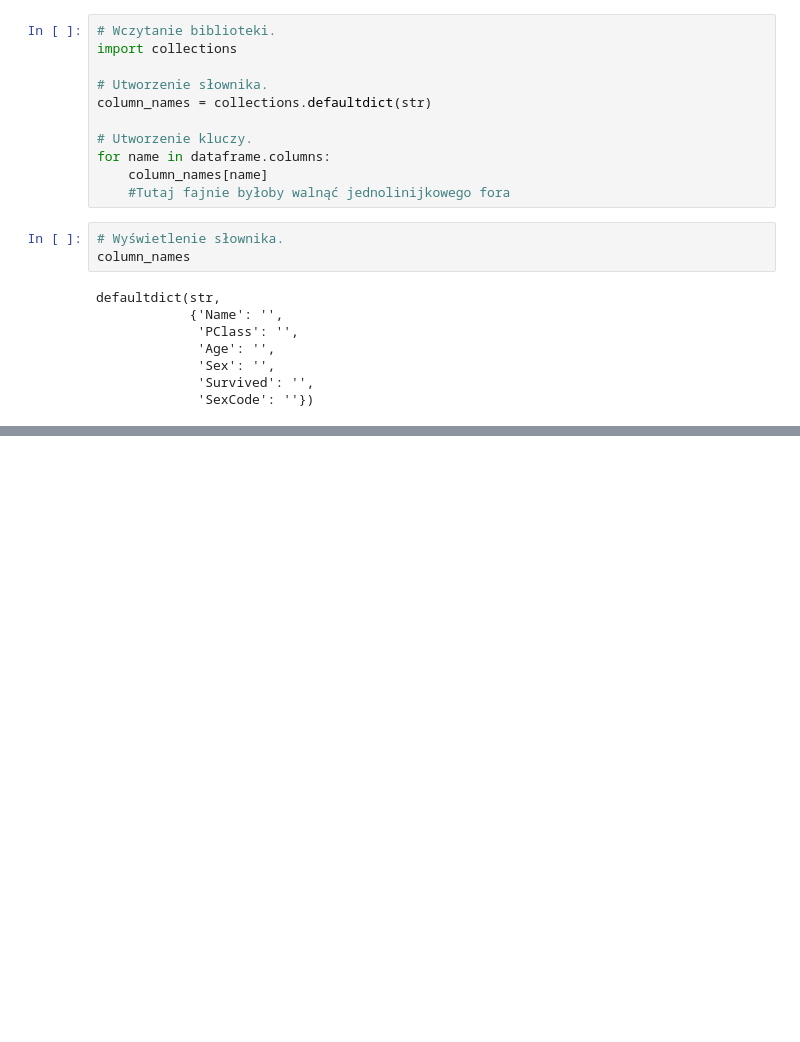
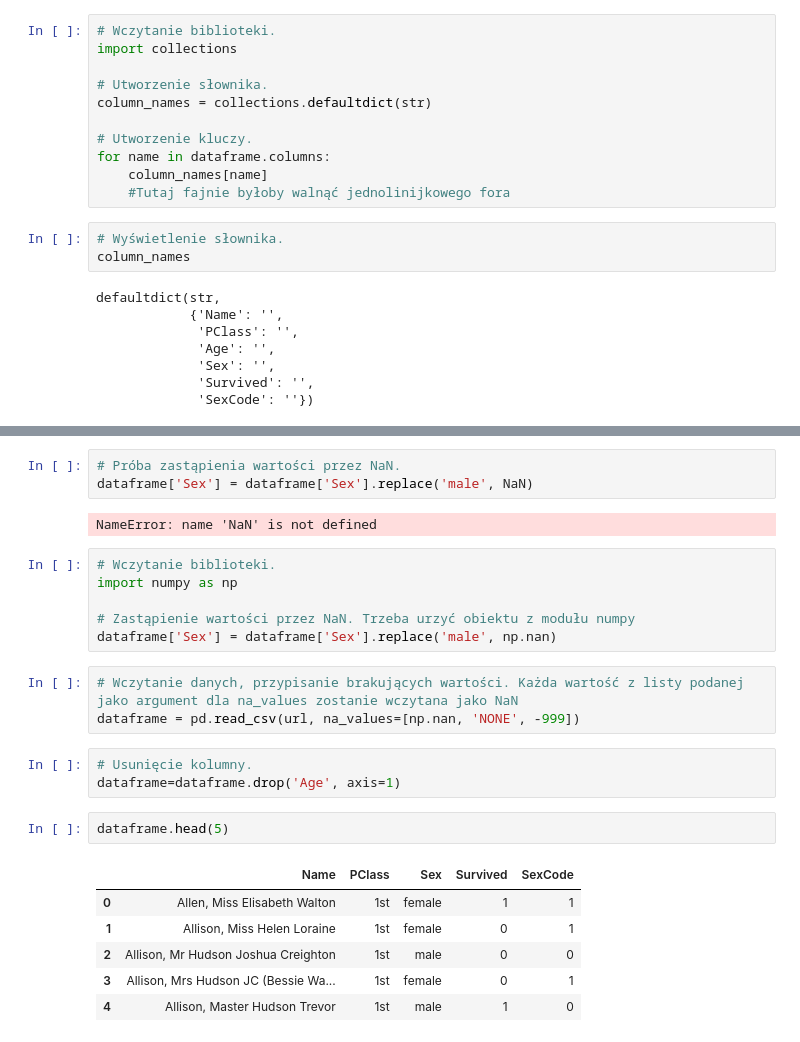
Before and after one commit to Claudiss/Ksiazka_uczenie_masz, a Jupyter notebook: Rozdzial3/main.ipynb, the cells around one changed output, grey strips where cells are left out. Saved outputs shown, nothing was run; the diff lists cells and outputs as text; blank space fills up the shorter version.

```diff
--- a/Rozdzial3/main.ipynb
+++ b/Rozdzial3/main.ipynb
@@ -279,0 +364,26 @@ defaultdict(str,
+# %%
+# Próba zastąpienia wartości przez NaN.
+dataframe['Sex'] = dataframe['Sex'].replace('male', NaN)
+# %% [output]
+NameError: name 'NaN' is not defined
+# %%
+# Wczytanie biblioteki.
+import numpy as np
+
+# Zastąpienie wartości przez NaN. Trzeba urzyć obiektu z modułu numpy
+dataframe['Sex'] = dataframe['Sex'].replace('male', np.nan)
+# %%
+# Wczytanie danych, przypisanie brakujących wartości. Każda wartość z listy podanej jako argument dla na_values zostanie wczytana jako NaN
+dataframe = pd.read_csv(url, na_values=[np.nan, 'NONE', -999])
+# %%
+# Usunięcie kolumny.
+dataframe=dataframe.drop('Age', axis=1)
+# %%
+dataframe.head(5)
+# %% [output]
+|  | Name | PClass | Sex | Survived | SexCode |
+| 0 | Allen, Miss Elisabeth Walton | 1st | female | 1 | 1 |
+| 1 | Allison, Miss Helen Loraine | 1st | female | 0 | 1 |
+| 2 | Allison, Mr Hudson Joshua Creighton | 1st | male | 0 | 0 |
+| 3 | Allison, Mrs Hudson JC (Bessie Wa... | 1st | female | 0 | 1 |
+| 4 | Allison, Master Hudson Trevor | 1st | male | 1 | 0 |
```
Also changed, not shown: parts of 39 cells of this notebook.
